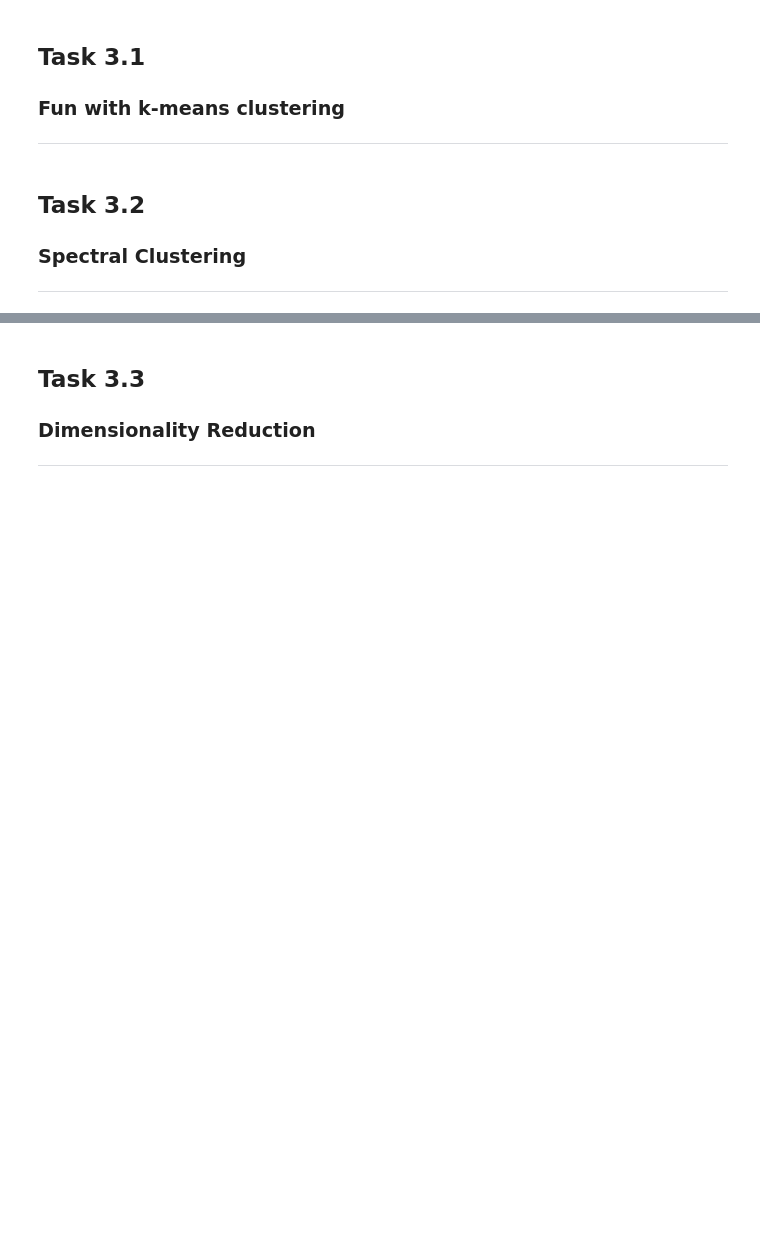
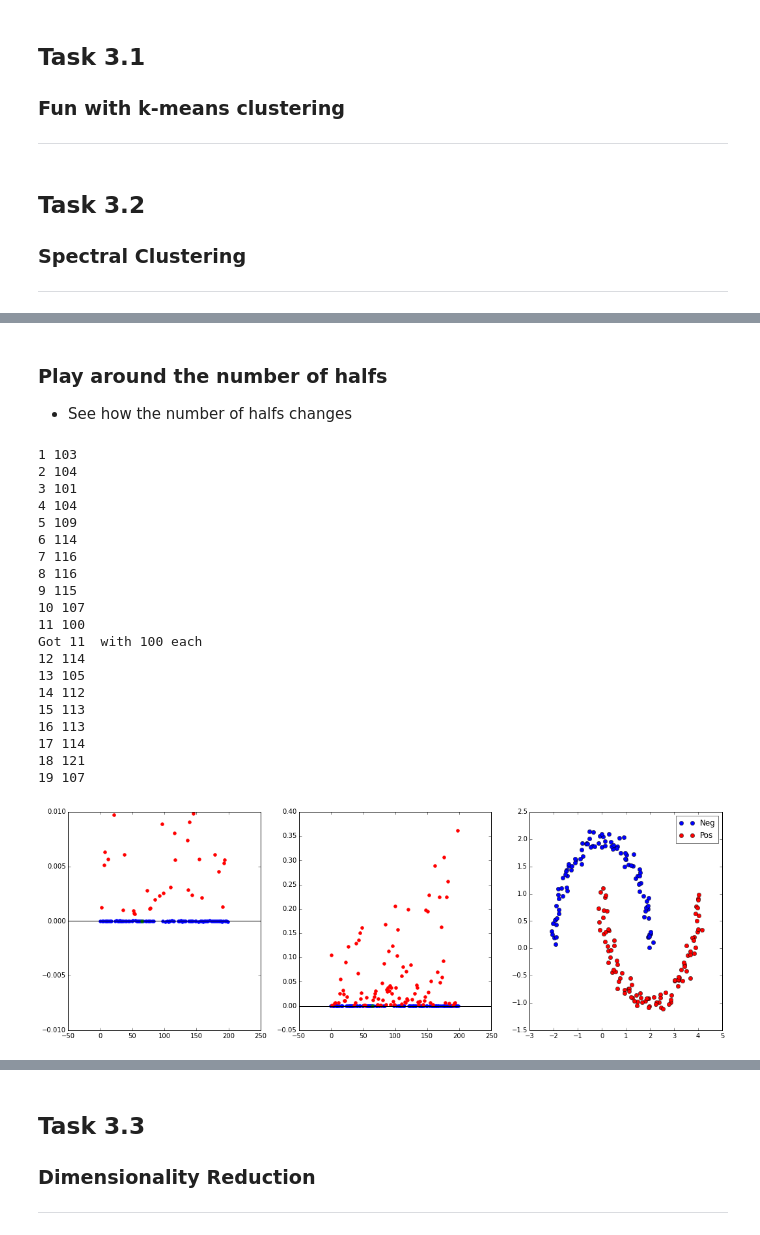
Before and after one commit to motjuste/patt-rex, a Jupyter notebook: project-03-demo.ipynb, the cells around one changed output, grey strips where cells are left out. Drawn from its saved outputs; the diff is of its cells as text; code cells hidden in the pictures; blank space fills up the shorter version.

```diff
--- a/project-03-demo.ipynb
+++ b/project-03-demo.ipynb
@@ -33,0 +92,38 @@ import pattrex.dimred as dim_rex
+# %% [markdown]
+### Play around the number of halfs
+- See how the number of halfs changes
+# %%
+def demo_2_4(my_data):
+    for i in np.arange(1,20,1):
+        ur,index,u_idx_pos,u_idx_neg = sc_rex.SpectralClustering(my_data, i)
+        if(len(u_idx_pos[0])>=(len(u_idx_neg[0]))):
+            print(i,len(u_idx_pos[0]))
+        else:
+            print(i,len(u_idx_neg[0]))
+        if(len(u_idx_pos[0])==(len(u_idx_neg[0]))):
+            print("Got",i," with 100 each")
+            sc_rex.plot(my_data,ur,index,u_idx_pos,u_idx_neg)
+# %%
+demo_2_4(my_data)
+# %% [output]
+1 103
+2 104
+3 101
+4 104
+5 109
+6 114
+7 116
+8 116
+9 115
+10 107
+11 100
+Got 11  with 100 each
+12 114
+13 105
+14 112
+15 113
+16 113
+17 114
+18 121
+19 107
+[figure, added]
```
Also changed, not shown: parts of 17 cells of this notebook, 1 other file.
